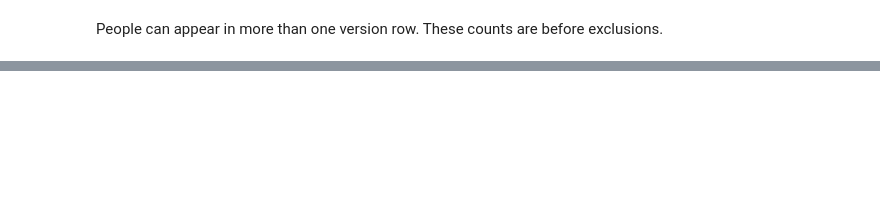
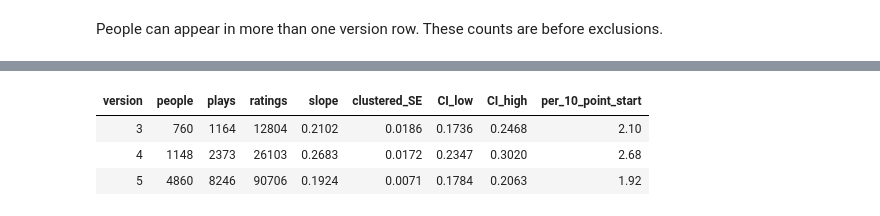
Before and after one commit to gustavbeen/mood-rpe-feasibility, a Jupyter notebook: notebooks/03_gbe_slider_measurement.ipynb, the cells around one changed output, grey strips where cells are left out. Cells and saved outputs as stored; diff of their text form; code cells hidden in the pictures; blank space fills up the shorter version.

```diff
--- a/notebooks/03_gbe_slider_measurement.ipynb
+++ b/notebooks/03_gbe_slider_measurement.ipynb
@@ -1105,0 +1287,72 @@ Next: estimate the within-play start–rating relationship on development data,
+# %%
+# same model for each version, including version 3 as a cross-check
+version_model_rows = []
+
+for version in (3, 4, 5):
+    data = development_ratings[development_ratings["version"] == version].copy()
+    play_keys = ["id", "available_play"]
+
+    # the transformation assumes the complete 11-position schedule checked earlier
+    for _, play in data.groupby(play_keys):
+        assert np.array_equal(np.sort(play["rating_position"]), np.arange(1, 12))
+
+    positions = pd.get_dummies(
+        data["rating_position"], prefix="position", drop_first=True, dtype=float
+    )
+    predictors = pd.concat([data[["start_within_play"]], positions], axis=1)
+    groupers = [data[key] for key in play_keys]
+    predictors_within = predictors - predictors.groupby(groupers).transform("mean")
+    happiness_within = (
+        data["happiness"]
+        - data.groupby(play_keys)["happiness"].transform("mean")
+    )
+
+    fit = sm.OLS(happiness_within, predictors_within).fit(
+        cov_type="cluster",
+        cov_kwds={"groups": data["id"], "use_correction": False},
+    )
+
+    n_ratings = len(data)
+    n_plays = data[play_keys].drop_duplicates().shape[0]
+    n_people = data["id"].nunique()
+    n_predictors = np.linalg.matrix_rank(predictors_within.to_numpy())
+    correction = (
+        n_people / (n_people - 1)
+        * (n_ratings - 1) / (n_ratings - n_plays - n_predictors)
+    )
+
+    slope = fit.params["start_within_play"]
+    slope_variance = fit.cov_params().loc["start_within_play", "start_within_play"]
+    se = np.sqrt(slope_variance * correction)
+    margin = t.ppf(0.975, df=n_people - 1) * se
+
+    version_model_rows.append({
+        "version": version,
+        "people": n_people,
+        "plays": n_plays,
+        "ratings": n_ratings,
+        "slope": slope,
+        "clustered_SE": se,
+        "CI_low": slope - margin,
+        "CI_high": slope + margin,
+        "per_10_point_start": 10 * slope,
+    })
+
+version_model_summary = pd.DataFrame(version_model_rows)
+
+# should reproduce the separately worked-through version-3 estimate
+np.testing.assert_allclose(
+    version_model_summary.loc[version_model_summary["version"] == 3, "slope"].iloc[0],
+    fit_v3.params["start_within_play"], rtol=0, atol=1e-10,
+)
+
+version_model_summary.style.format({
+    "slope": "{:.4f}", "clustered_SE": "{:.4f}",
+    "CI_low": "{:.4f}", "CI_high": "{:.4f}",
+    "per_10_point_start": "{:.2f}",
+}).hide(axis="index")
+# %% [output]
+| version | people | plays | ratings | slope | clustered_SE | CI_low | CI_high | per_10_point_start |
+| 3 | 760 | 1164 | 12804 | 0.2102 | 0.0186 | 0.1736 | 0.2468 | 2.10 |
+| 4 | 1148 | 2373 | 26103 | 0.2683 | 0.0172 | 0.2347 | 0.3020 | 2.68 |
+| 5 | 4860 | 8246 | 90706 | 0.1924 | 0.0071 | 0.1784 | 0.2063 | 1.92 |
```
Also changed, not shown: parts of 14 cells of this notebook.
